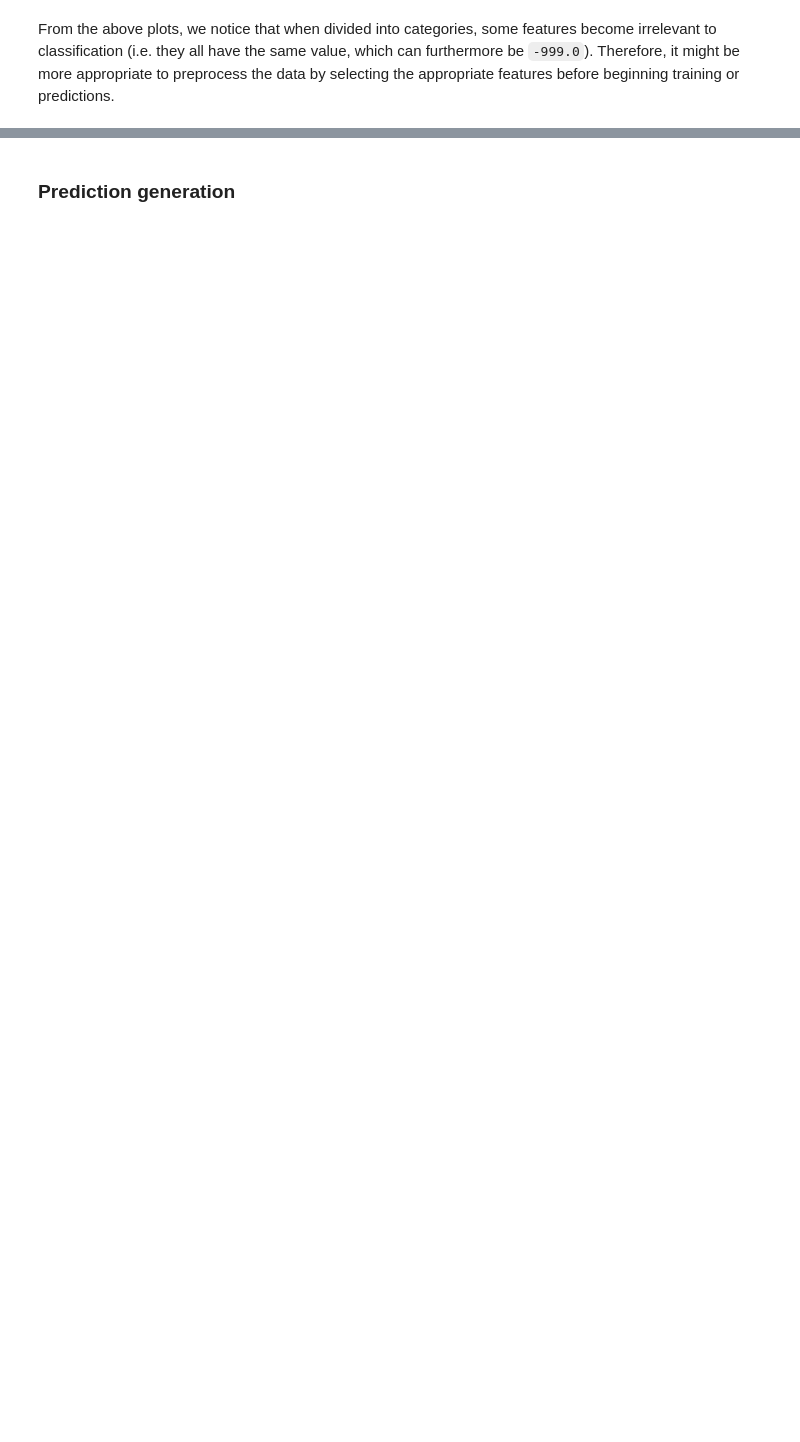
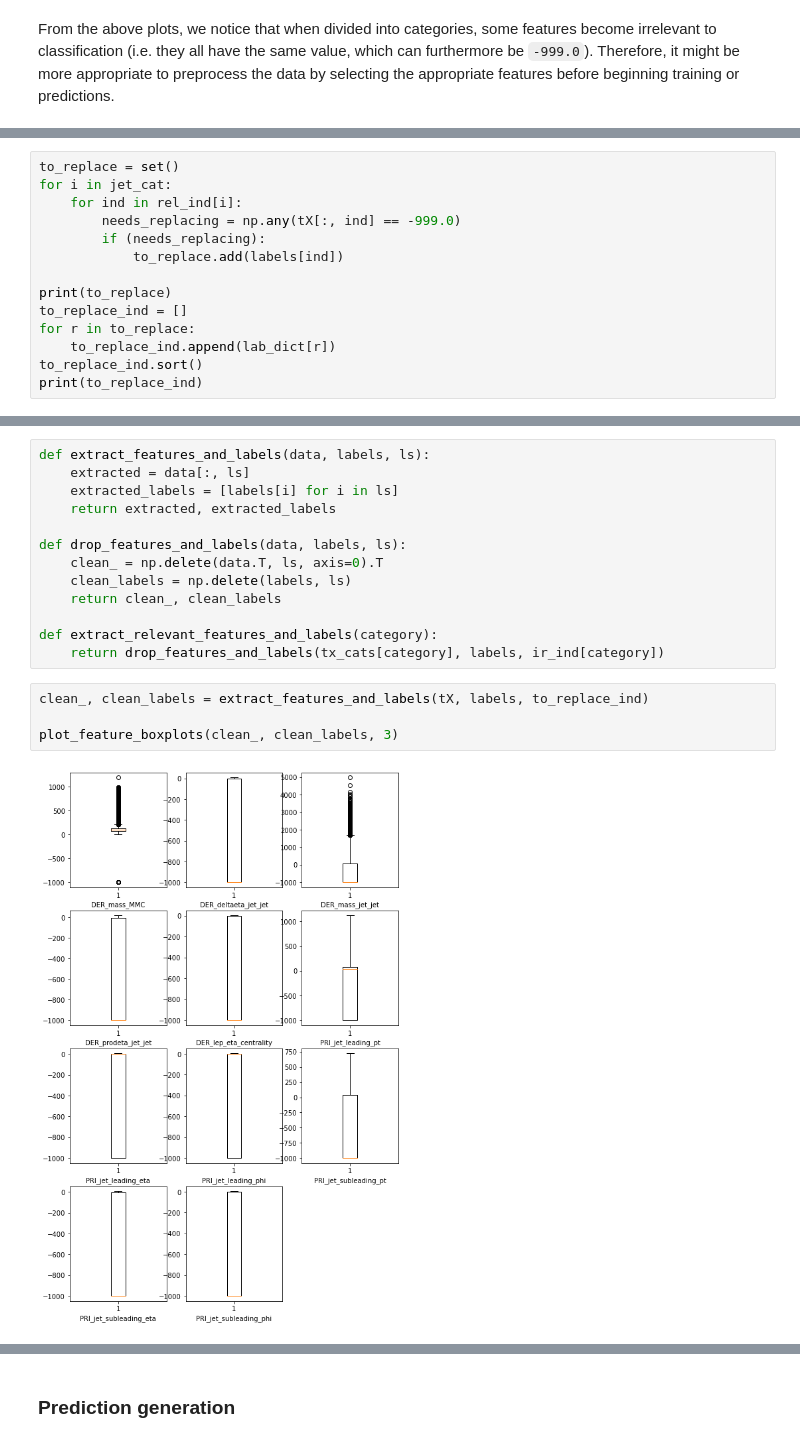
Before and after one commit to CS-433/ml-project-1-krz, a Jupyter notebook: scripts/exploration.ipynb, the cells around one changed output, grey strips where cells are left out. Cells and saved outputs as stored; diff of their text form; blank space fills up the shorter version.

```diff
--- a/scripts/exploration.ipynb
+++ b/scripts/exploration.ipynb
@@ -103,0 +160,14 @@ irrelevant_features = {
+# %%
+to_replace = set()
+for i in jet_cat:
+    for ind in rel_ind[i]:
+        needs_replacing = np.any(tX[:, ind] == -999.0)
+        if (needs_replacing):
+            to_replace.add(labels[ind])
+
+print(to_replace)
+to_replace_ind = []
+for r in to_replace:
+    to_replace_ind.append(lab_dict[r])
+to_replace_ind.sort()
+print(to_replace_ind)
@@ -103,0 +180,19 @@ irrelevant_features = {
+# %%
+def extract_features_and_labels(data, labels, ls):
+    extracted = data[:, ls]
+    extracted_labels = [labels[i] for i in ls]
+    return extracted, extracted_labels
+
+def drop_features_and_labels(data, labels, ls):
+    clean_ = np.delete(data.T, ls, axis=0).T
+    clean_labels = np.delete(labels, ls)
+    return clean_, clean_labels
+
+def extract_relevant_features_and_labels(category):
+    return drop_features_and_labels(tx_cats[category], labels, ir_ind[category])
+# %%
+clean_, clean_labels = extract_features_and_labels(tX, labels, to_replace_ind)
+
+plot_feature_boxplots(clean_, clean_labels, 3)
+# %% [output]
+[figure, added]
```
Also changed, not shown: parts of 42 cells of this notebook, 2 other files.
